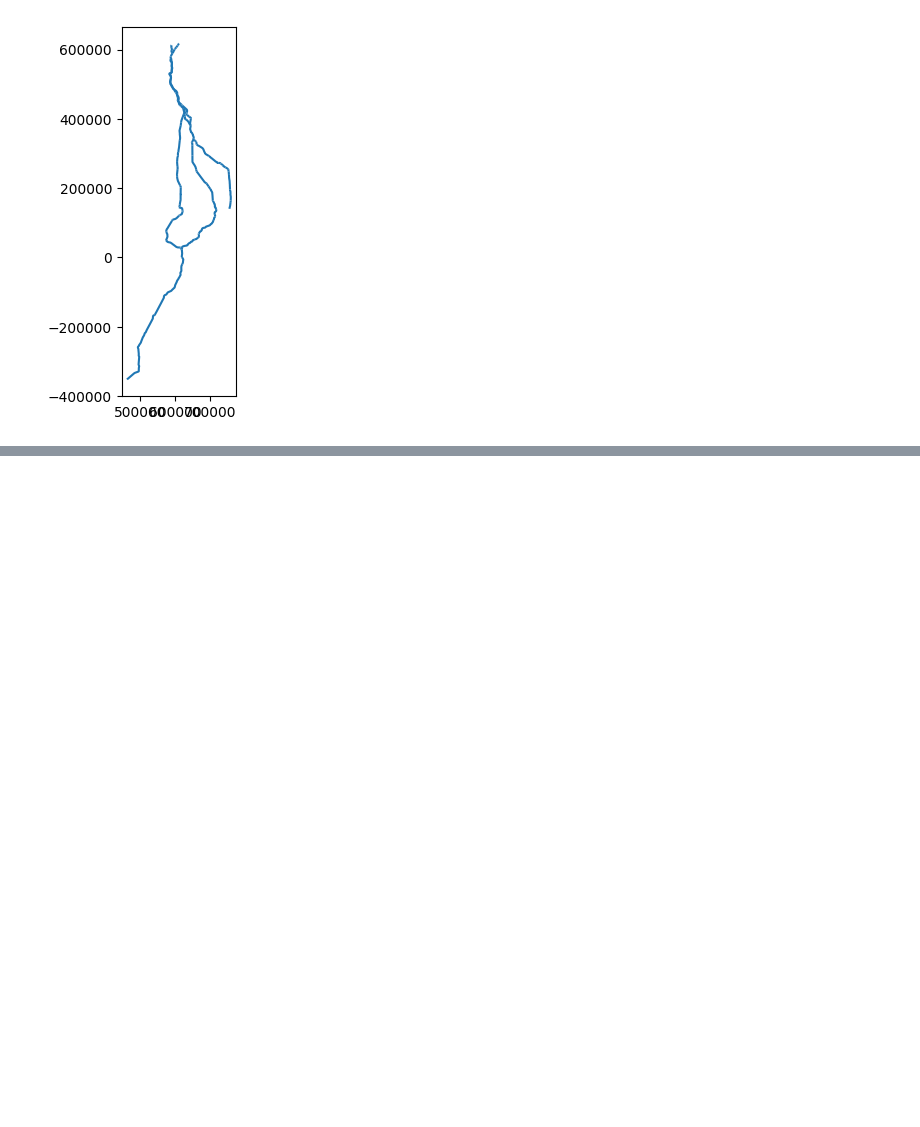
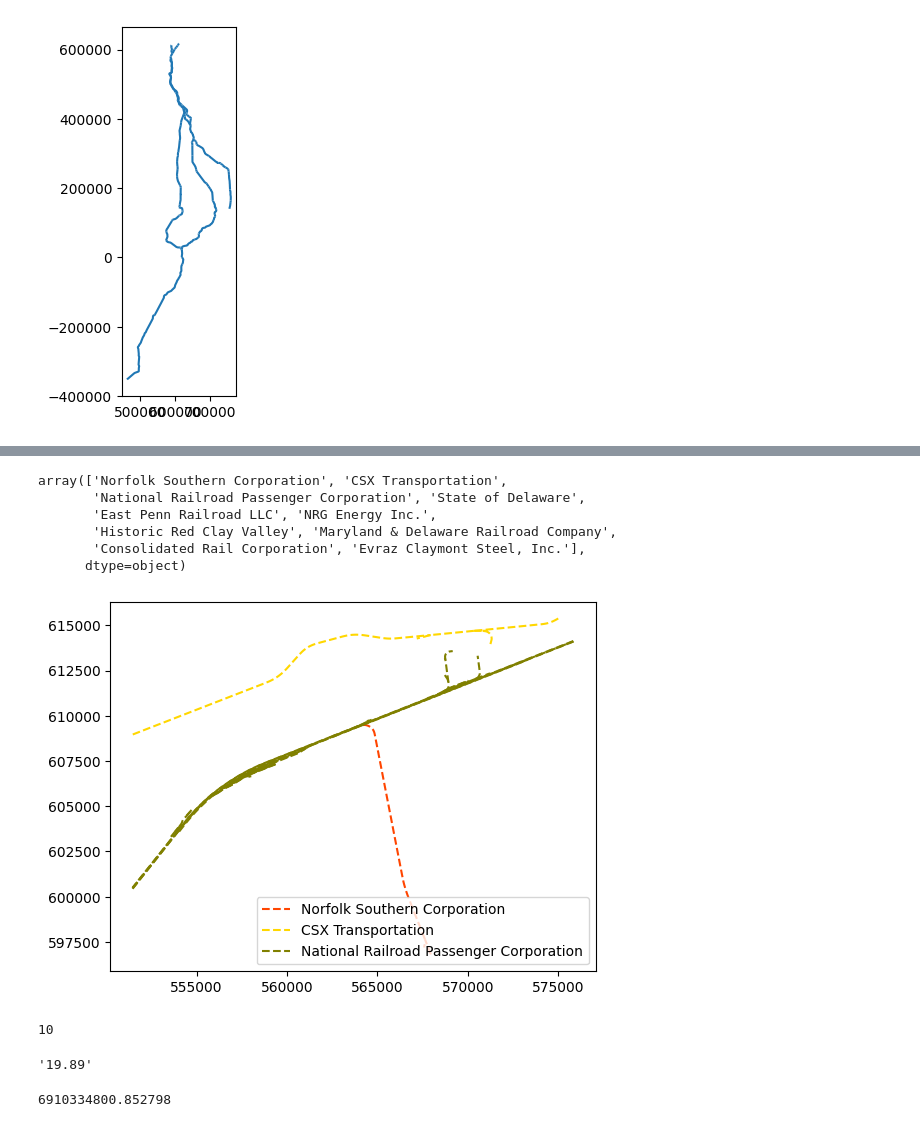
Before and after one commit to ReidelVichot/DEFreightProfiles, a Jupyter notebook: Roads_Tracks_infograph.ipynb, the cells around one changed output, grey strips where cells are left out. Drawn from its saved outputs; the diff is of its cells as text; code cells hidden in the pictures; blank space fills up the shorter version.

```diff
--- a/Roads_Tracks_infograph.ipynb
+++ b/Roads_Tracks_infograph.ipynb
@@ -86,3 +48,20 @@ intersection.length.sum()
+# %%
+taz_name = "/content/drive/MyDrive/temp_dstep23/TAZ_analysis/DE_TAZ_2021_TRKGEN_region.shp"
+taz = gpd.read_file(taz_name)
+taz = taz.to_crs("EPSG:2235")
+# %%
+taz["FIS"] = taz['TRN_UTL_20'] + taz['LE_HOSP_20'] + taz['CONS_20'] + taz['MANU_20']
+taz["SIS"] = taz['OT_SVCS_20'] + taz['ED_HEALTH_'] + taz['FINANCE_20'] + taz['PRO_BUS_20'] + taz['LE_HOSP_20'] + taz['INFO_20']
+taz["FIS_per"] = taz["FIS"]/taz['TOT_20']*100
+taz_grpd = taz.groupby("CCD").sum(numeric_only = True)
+taz_grpd["FIS_per"] = taz_grpd["FIS"]/taz_grpd["TOT_20"]*100
+taz_grpd["FIS_capita"] = taz_grpd["FIS"]/taz_grpd["POP_20"]
+taz_grpd.reset_index(inplace=True)
+taz_grpd.at[ 9, "CCD"] = "Lower Christiana"
+taz_grpd.at[25, "CCD"] = "Upper Christiana"
+taz_grpd.at[12, "CCD"] = "Middletown-Odessa"
+taz_grpd.at[20, "CCD"] = "Pike Creek-Central Kirkwood"
+ccd = ccd.merge(taz_grpd, left_on="NAME", right_on="CCD")
 # %%
 import contextily as cx
 
@@ -368,0 +405,19 @@ WARNING:matplotlib.legend:No artists with labels found to put in legend.  Note t
+# %%
+rail["OWNER"].unique()
+# %% [output]
+array(['Norfolk Southern Corporation', 'CSX Transportation',
+       'National Railroad Passenger Corporation', 'State of Delaware',
+       'East Penn Railroad LLC', 'NRG Energy Inc.',
+       'Historic Red Clay Valley', 'Maryland & Delaware Railroad Company',
+       'Consolidated Rail Corporation', 'Evraz Claymont Steel, Inc.'],
+      dtype=object)
+# %%
+palette = ["orangered", "gold", "olive", "salmon", "tomato", "darksalmon", "coral", "indianred", "brown", "firebrick", "maroon"]
+fig, ax = plt.subplots()
+for i in range(len(rail["OWNER"].unique())):
+  intersect_rail = gpd.overlay(rail[rail.OWNER==rail["OWNER"].unique()[i]], ccd[ccd["NAME"]=="Newark"], how="intersection")
+  intersect_rail.plot("OWNER", linestyle="--", ax=ax, label = rail["OWNER"].unique()[i], color = palette[i])
+ax.legend(loc='lower right')
+fig.show()
+# %% [output]
+[figure, added]
@@ -368,0 +426,12 @@ WARNING:matplotlib.legend:No artists with labels found to put in legend.  Note t
+# %%
+len(rail["OWNER"].unique())
+# %% [output]
+10
+# %%
+"{:.2f}".format(ccd[ccd["NAME"]==CCD]["FIS_per"].values[0])
+# %% [output]
+'19.89'
+# %%
+ccd[ccd["NAME"]==CCD].area.values[0]
+# %% [output]
+6910334800.852798
```
Also changed, not shown: parts of 15 cells of this notebook.
